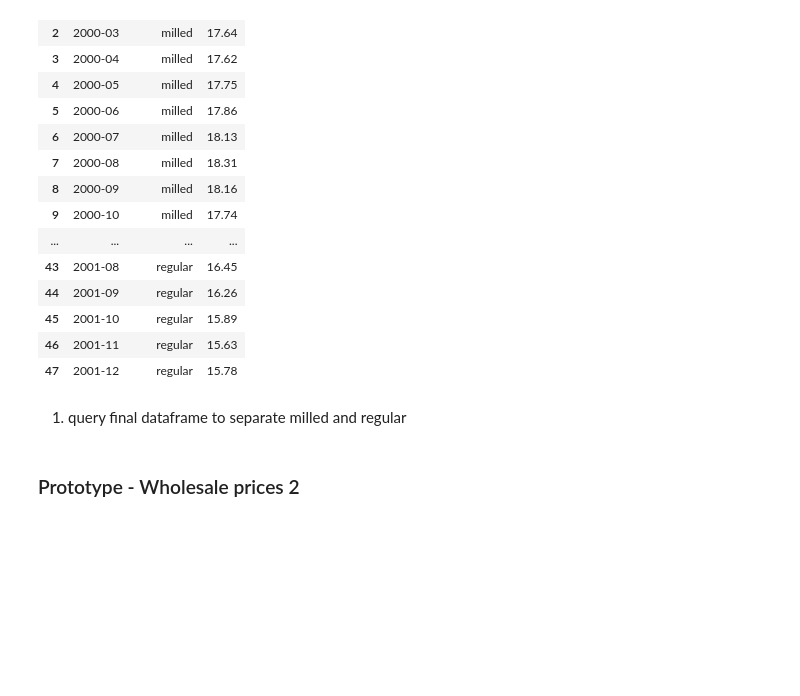
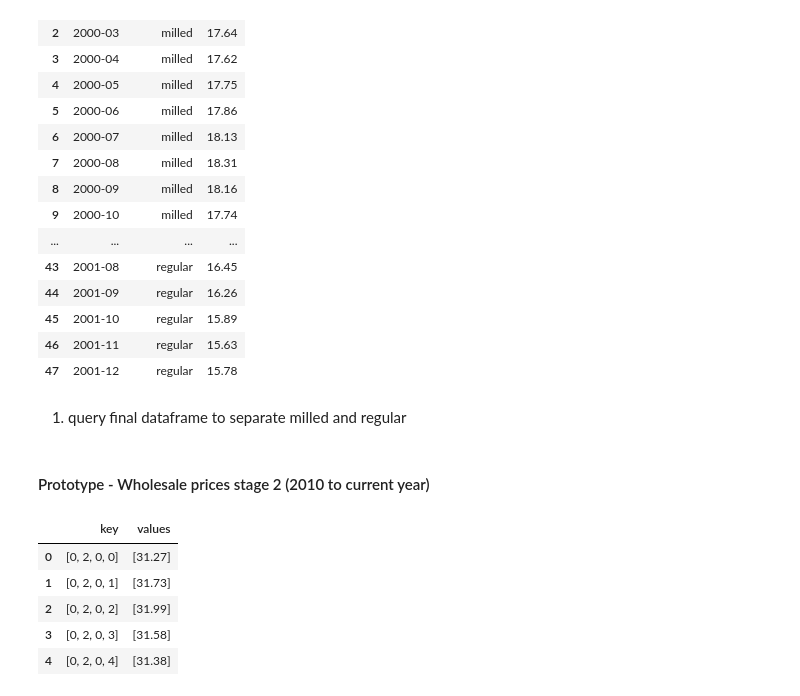
Before and after one commit to emmanresu/Thesis-Keras, a Jupyter notebook: prototype/requests_prototype.ipynb, the cells around one changed output. Cells and saved outputs as stored; diff of their text form; code cells hidden in the pictures; blank space fills up the shorter version.

```diff
--- a/prototype/requests_prototype.ipynb
+++ b/prototype/requests_prototype.ipynb
@@ -166,11 +168,11 @@ payload = {
             "selection": {"filter": "item", "values": ["2", "3"]},
         },
         {
-            "code": "year",
+            "code": "Year",
             "selection": {"filter": "item", "values": year_part2},
         },  # Years [10 = 2010 | 11 = 2011 | 12 = 2012 ... ]
         {
-            "code": "period",
+            "code": "Period",
             "selection": {
                 "filter": "item",
                 "values": month,
@@ -600,6 +598,18 @@ key_split
 # %% [markdown]
 1.   query final dataframe to separate milled and regular
 # %% [markdown]
-### Prototype - Wholesale prices 2
+#### Prototype - Wholesale prices stage 2 (2010 to current year)
-# %% [markdown]
-#
+# %%
+wsprice_2 = pd.json_normalize(
+    response.json(), record_path=["data"]
+)
+
+# Display the cleaned DataFrame
+wsprice_2.head()
+# %% [output]
+|  | key | values |
+| 0 | [0, 2, 0, 0] | [31.27] |
+| 1 | [0, 2, 0, 1] | [31.73] |
+| 2 | [0, 2, 0, 2] | [31.99] |
+| 3 | [0, 2, 0, 3] | [31.58] |
+| 4 | [0, 2, 0, 4] | [31.38] |
```
Also changed, not shown: parts of 17 cells of this notebook.
